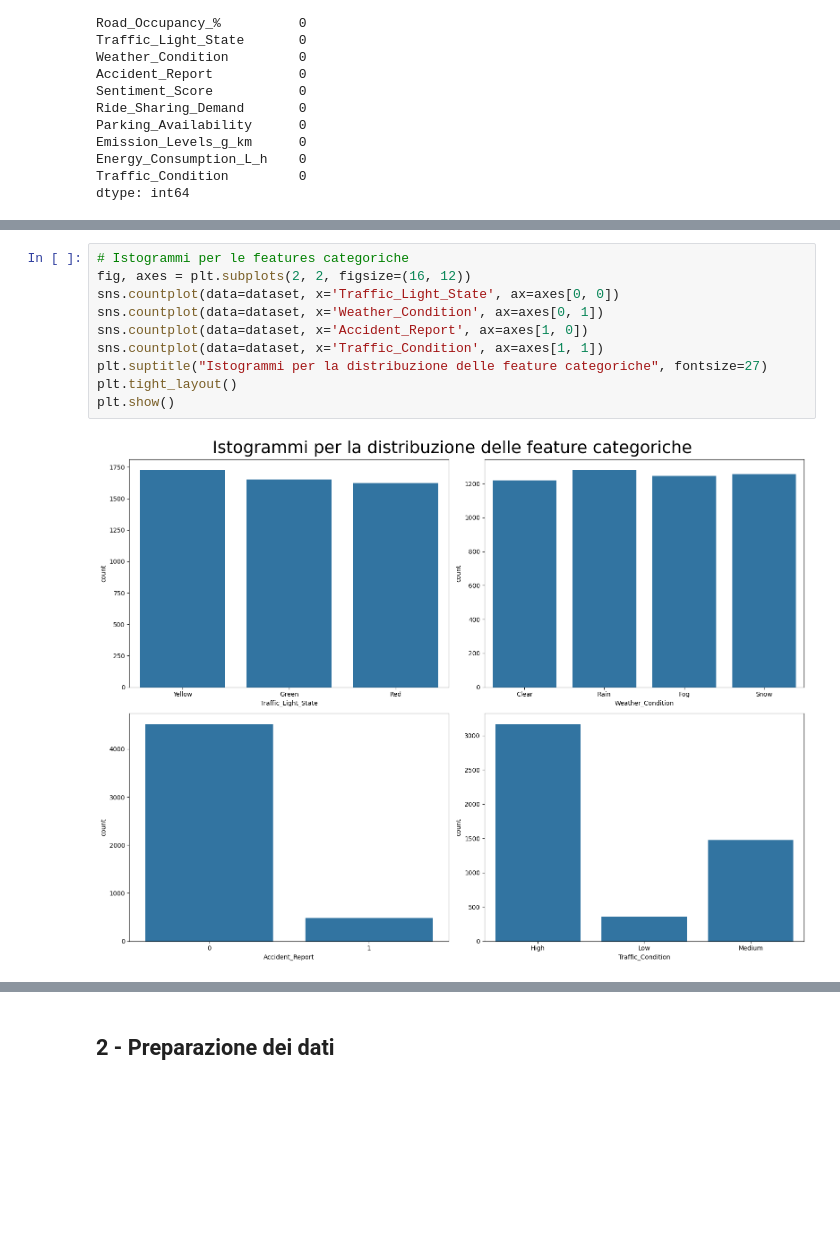
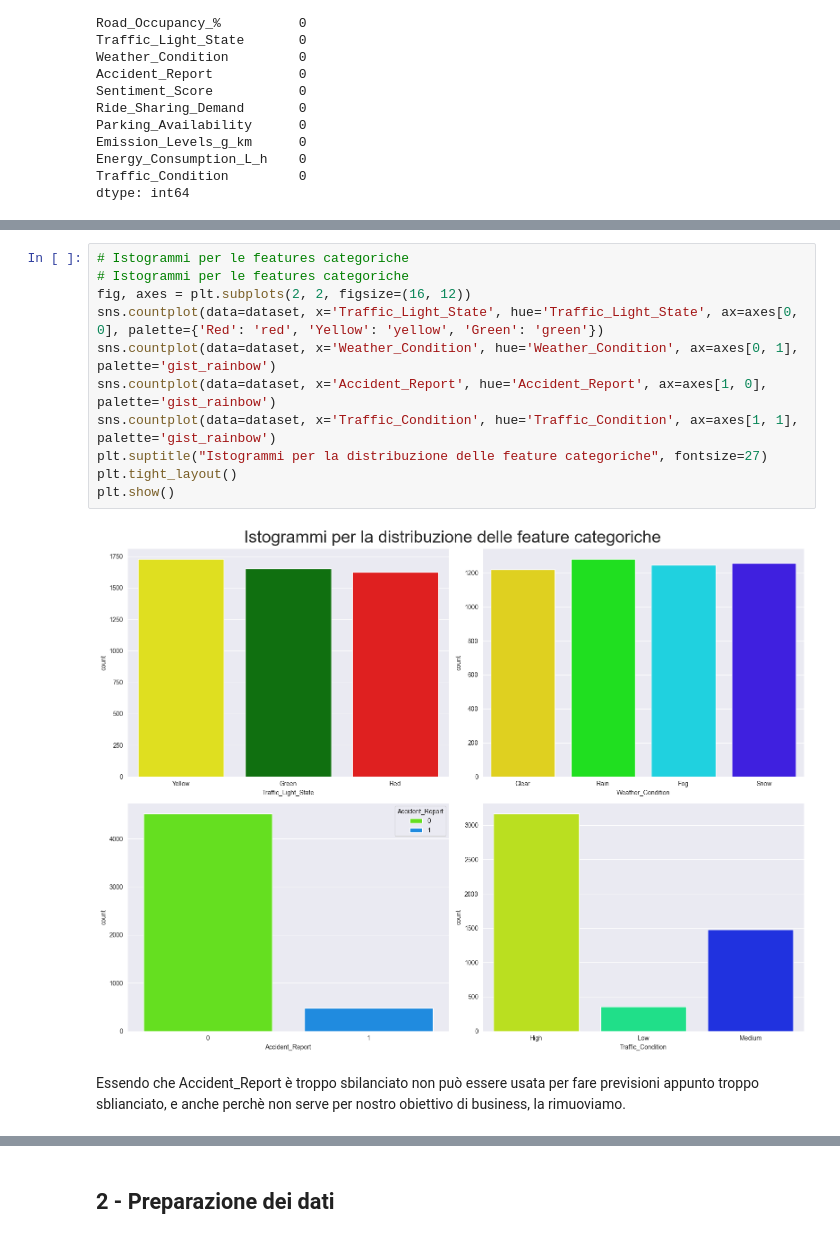
Before and after one commit to cienz0pio/DataAnalyticsProject, a Jupyter notebook: SmartMobilityDA.ipynb, the cells around one changed output, grey strips where cells are left out. Saved outputs shown, nothing was run; the diff lists cells and outputs as text; blank space fills up the shorter version.

```diff
--- a/SmartMobilityDA.ipynb
+++ b/SmartMobilityDA.ipynb
@@ -98,12 +105,15 @@ plt.show()
 # %%
 # Istogrammi per le features categoriche
+# Istogrammi per le features categoriche
 fig, axes = plt.subplots(2, 2, figsize=(16, 12))
-sns.countplot(data=dataset, x='Traffic_Light_State', ax=axes[0, 0])
-sns.countplot(data=dataset, x='Weather_Condition', ax=axes[0, 1])
-sns.countplot(data=dataset, x='Accident_Report', ax=axes[1, 0])
-sns.countplot(data=dataset, x='Traffic_Condition', ax=axes[1, 1])
+sns.countplot(data=dataset, x='Traffic_Light_State', hue='Traffic_Light_State', ax=axes[0, 0], palette={'Red': 'red', 'Yellow': 'yellow', 'Green': 'green'})
+sns.countplot(data=dataset, x='Weather_Condition', hue='Weather_Condition', ax=axes[0, 1], palette='gist_rainbow')
+sns.countplot(data=dataset, x='Accident_Report', hue='Accident_Report', ax=axes[1, 0], palette='gist_rainbow')
+sns.countplot(data=dataset, x='Traffic_Condition', hue='Traffic_Condition', ax=axes[1, 1], palette='gist_rainbow')
 plt.suptitle("Istogrammi per la distribuzione delle feature categoriche", fontsize=27)
 plt.tight_layout()
 plt.show()
 # %% [output]
-[figure, old version]
+[figure, new version]
+# %% [markdown]
+Essendo che Accident_Report è troppo sbilanciato non può essere usata per fare previsioni appunto troppo sblianciato, e anche perchè non serve per nostro obiettivo di business, la rimuoviamo.
```
Also changed, not shown: parts of 9 cells of this notebook.
